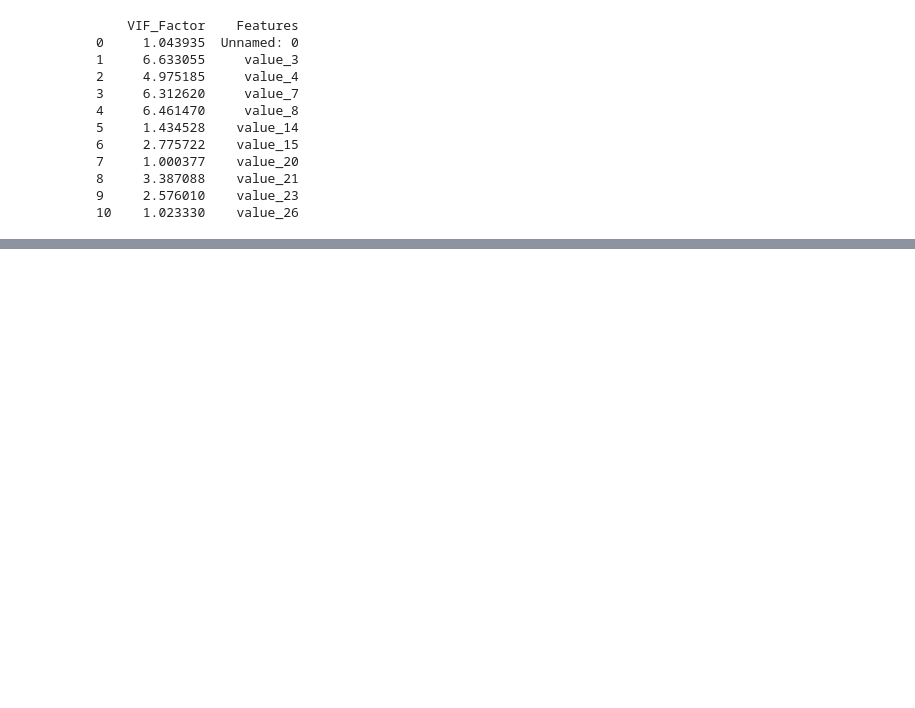
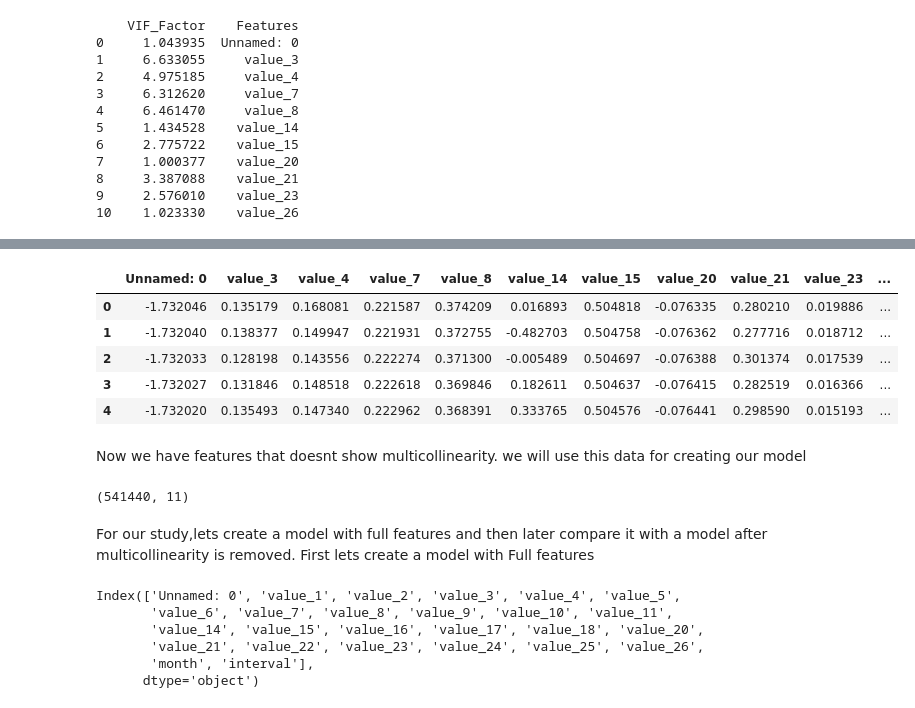
Before and after one commit to Pavan-628/Vibration_Analysis, a Jupyter notebook: Predict_Vibrations.ipynb, the cells around one changed output, grey strips where cells are left out. Saved outputs shown, nothing was run; the diff lists cells and outputs as text; code cells hidden in the pictures; blank space fills up the shorter version.

```diff
--- a/Predict_Vibrations.ipynb
+++ b/Predict_Vibrations.ipynb
@@ -245,0 +212,26 @@ for ind in range(len(sensor_numeric.columns)):
+# %%
+sensor_numeric.head()
+# %% [output]
+|  | Unnamed: 0 | value_3 | value_4 | value_7 | value_8 | value_14 | value_15 | value_20 | value_21 | value_23 | ... |
+| 0 | -1.732046 | 0.135179 | 0.168081 | 0.221587 | 0.374209 | 0.016893 | 0.504818 | -0.076335 | 0.280210 | 0.019886 | ... |
+| 1 | -1.732040 | 0.138377 | 0.149947 | 0.221931 | 0.372755 | -0.482703 | 0.504758 | -0.076362 | 0.277716 | 0.018712 | ... |
+| 2 | -1.732033 | 0.128198 | 0.143556 | 0.222274 | 0.371300 | -0.005489 | 0.504697 | -0.076388 | 0.301374 | 0.017539 | ... |
+| 3 | -1.732027 | 0.131846 | 0.148518 | 0.222618 | 0.369846 | 0.182611 | 0.504637 | -0.076415 | 0.282519 | 0.016366 | ... |
+| 4 | -1.732020 | 0.135493 | 0.147340 | 0.222962 | 0.368391 | 0.333765 | 0.504576 | -0.076441 | 0.298590 | 0.015193 | ... |
+# %% [markdown]
+Now we have features that doesnt show multicollinearity. we will use this data for creating our model
+# %%
+sensor_numeric.shape
+# %% [output]
+(541440, 11)
+# %% [markdown]
+For our study,lets create a model with full features and then later compare it with a model after multicollinearity is removed. First lets create a model with Full features
+# %%
+sensor_features.columns
+# %% [output]
+Index(['Unnamed: 0', 'value_1', 'value_2', 'value_3', 'value_4', 'value_5',
+       'value_6', 'value_7', 'value_8', 'value_9', 'value_10', 'value_11',
+       'value_14', 'value_15', 'value_16', 'value_17', 'value_18', 'value_20',
+       'value_21', 'value_22', 'value_23', 'value_24', 'value_25', 'value_26',
+       'month', 'interval'],
+      dtype='object')
```
Also changed, not shown: parts of 40 cells of this notebook.
